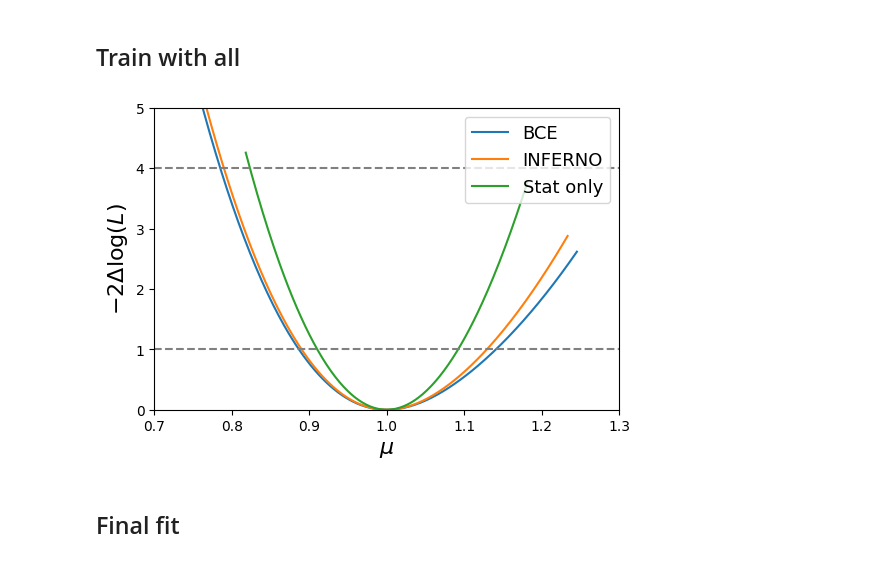
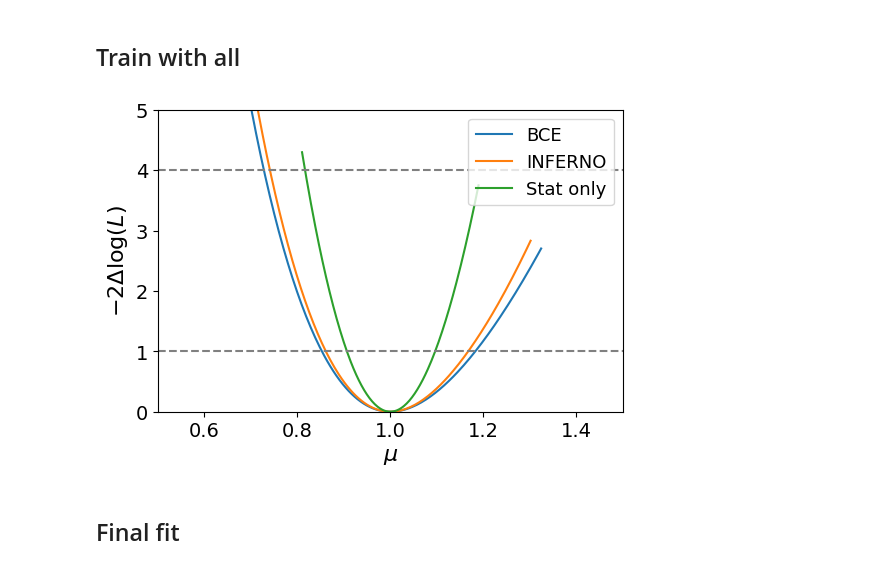
Before and after one commit to llayer/cmsopen, a Jupyter notebook: inferno/plot_inferno.ipynb, the cells around one changed output. Saved outputs shown, nothing was run; the diff lists cells and outputs as text; code cells hidden in the pictures.

```diff
--- a/inferno/plot_inferno.ipynb
+++ b/inferno/plot_inferno.ipynb
@@ -315,7 +316,7 @@ nice_scan(bce_asimov_scan, inferno_asimov_scan, bce_asimov_scan_stat, inferno_as
 # %% [markdown]
 ## Train with all
 # %%
-path = "/home/centos/mount_point/data/artificial_experiments/all/"
+path = "/home/centos/mount_point/data/artificial_experiments/optimization_all/run_69/fit_final/"
 bce_asimov_scan = load_scan( path + "/fit/bce_asimov" )
 inferno_asimov_scan = load_scan( path + "/fit/inferno_asimov")
 bce_scan = load_scan( path + "/fit/bce" )
@@ -323,9 +324,9 @@ inferno_scan = load_scan( path + "/fit/inferno")
 bce_asimov_scan_stat = load_scan( path + "/fit/bce_asimov", name='mu_scan_stat' )
 inferno_asimov_scan_stat = load_scan( path + "/fit/inferno_asimov", name='mu_scan_stat')
 # %%
-nice_scan(bce_asimov_scan, inferno_asimov_scan, bce_asimov_scan_stat, inferno_asimov_scan_stat, asimov = True, name="llscan_all")
+nice_scan(bce_asimov_scan, inferno_asimov_scan, bce_asimov_scan_stat, inferno_asimov_scan_stat, asimov = True, range=(0.5, 1.5), name="llscan_best")
 # %% [output]
-[figure, old version]
+[figure, new version]
 # %% [markdown]
 ## Final fit
 # %%
```
Also changed, not shown: parts of 33 cells of this notebook, 4 other files.
